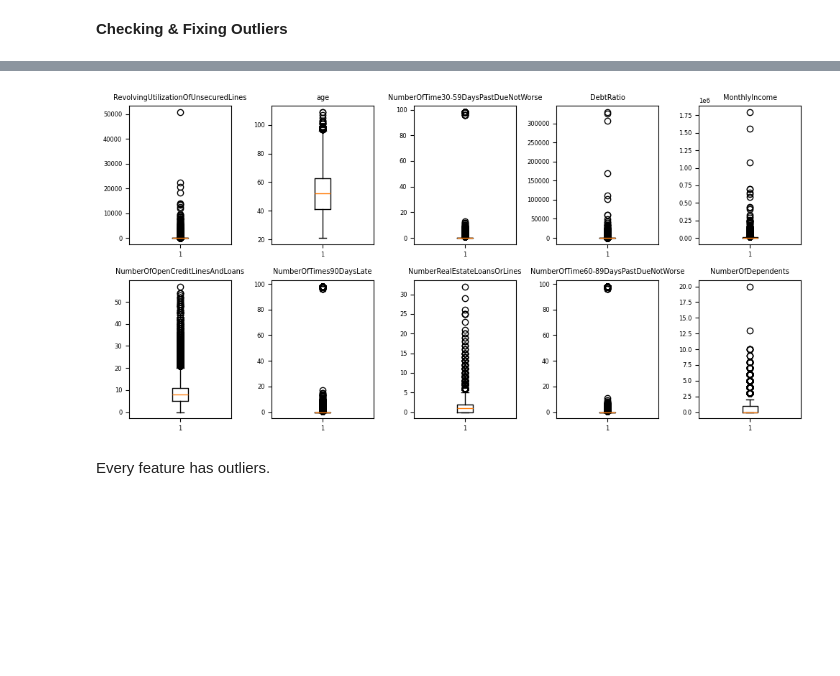
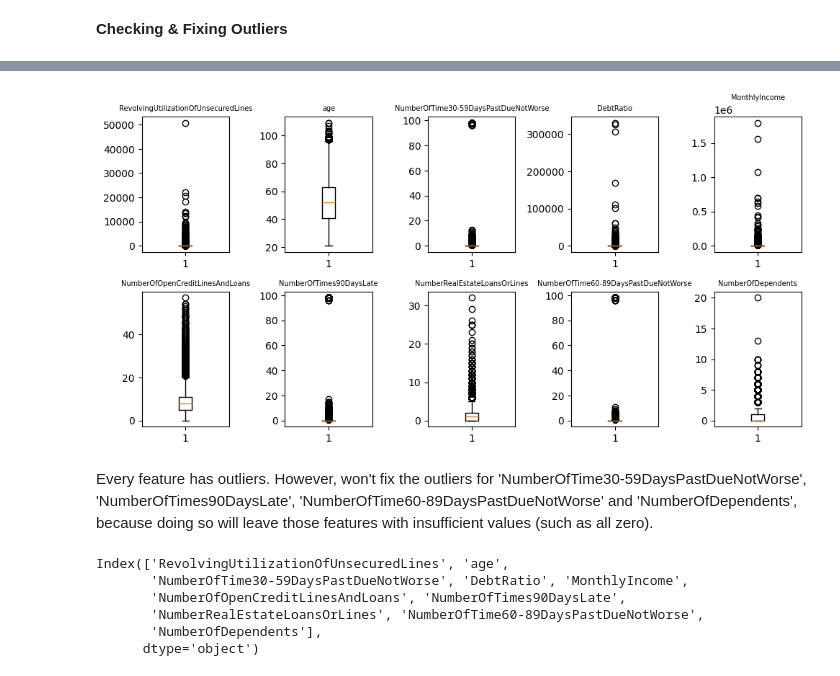
Before and after one commit to Daniel12581/Credit-Risk-Analysis, a Jupyter notebook: data_prep.ipynb, the cells around one changed output, grey strips where cells are left out. Saved outputs shown, nothing was run; the diff lists cells and outputs as text; code cells hidden in the pictures; blank space fills up the shorter version.

Commit message:
Finished Data Preprocession ipynb

```diff
--- a/data_prep.ipynb
+++ b/data_prep.ipynb
@@ -216,27 +221,32 @@ round(X_train.describe(), 2)
 | 75% | 0.56 | 63.00 | 0.00 | 0.87 | 7368.00 | 11.00 | ... |
 | max | 50708.00 | 109.00 | 98.00 | 329664.00 | 1794060.00 | 57.00 | ... |
 # %%
-# Let's assume df is your DataFrame with numeric columns
-cols = ['RevolvingUtilizationOfUnsecuredLines', 'age',
-       'NumberOfTime30-59DaysPastDueNotWorse', 'DebtRatio', 'MonthlyIncome',
-       'NumberOfOpenCreditLinesAndLoans', 'NumberOfTimes90DaysLate',
-       'NumberRealEstateLoansOrLines', 'NumberOfTime60-89DaysPastDueNotWorse',
-       'NumberOfDependents']
+def draw_boxplots(df):
+    cols = df.columns
 
-# Create subplots (one row, multiple columns)
-fig, axes = plt.subplots(nrows= 2, ncols = 5, figsize=(10, 5))
-axes = axes.flatten()
+    fig, axes = plt.subplots(nrows= 2, ncols = 5, figsize=(10, 5))
+    axes = axes.flatten()
 
-# Plot each column in its own subplot
-for ax, col in zip(axes, cols):
-    ax.boxplot(X_train[col])
-    ax.set_title(col, fontsize = 7)
+    for ax, col in zip(axes, cols):
+        ax.boxplot(df[col])
+        ax.set_title(col, fontsize = 7)
 
-plt.tight_layout()
-plt.show()
+    plt.tight_layout()
+    plt.show()
-# %% [output]
-[figure, removed]
+# %%
+draw_boxplots(X_train)
+# %% [output]
+[figure, added]
 # %% [markdown]
-Every feature has outliers.
+Every feature has outliers. However, won't fix the outliers for 'NumberOfTime30-59DaysPastDueNotWorse', 'NumberOfTimes90DaysLate',  'NumberOfTime60-89DaysPastDueNotWorse' and 'NumberOfDependents', because doing so will leave those features with insufficient values (such as all zero).
+# %%
+X_train.columns
+# %% [output]
+Index(['RevolvingUtilizationOfUnsecuredLines', 'age',
+       'NumberOfTime30-59DaysPastDueNotWorse', 'DebtRatio', 'MonthlyIncome',
+       'NumberOfOpenCreditLinesAndLoans', 'NumberOfTimes90DaysLate',
+       'NumberRealEstateLoansOrLines', 'NumberOfTime60-89DaysPastDueNotWorse',
+       'NumberOfDependents'],
+      dtype='object')
 # %%
 def cap_outliers(df):
```
Also changed, not shown: parts of 37 cells of this notebook.
